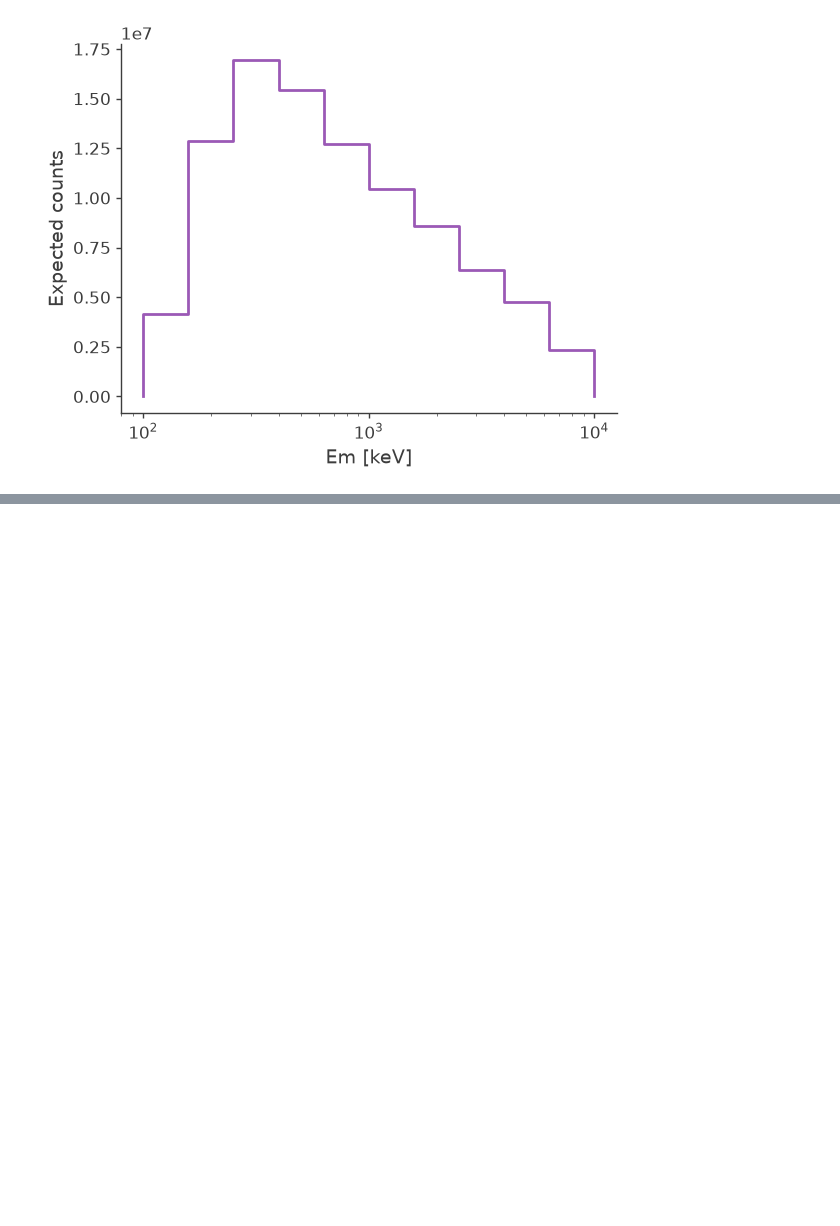
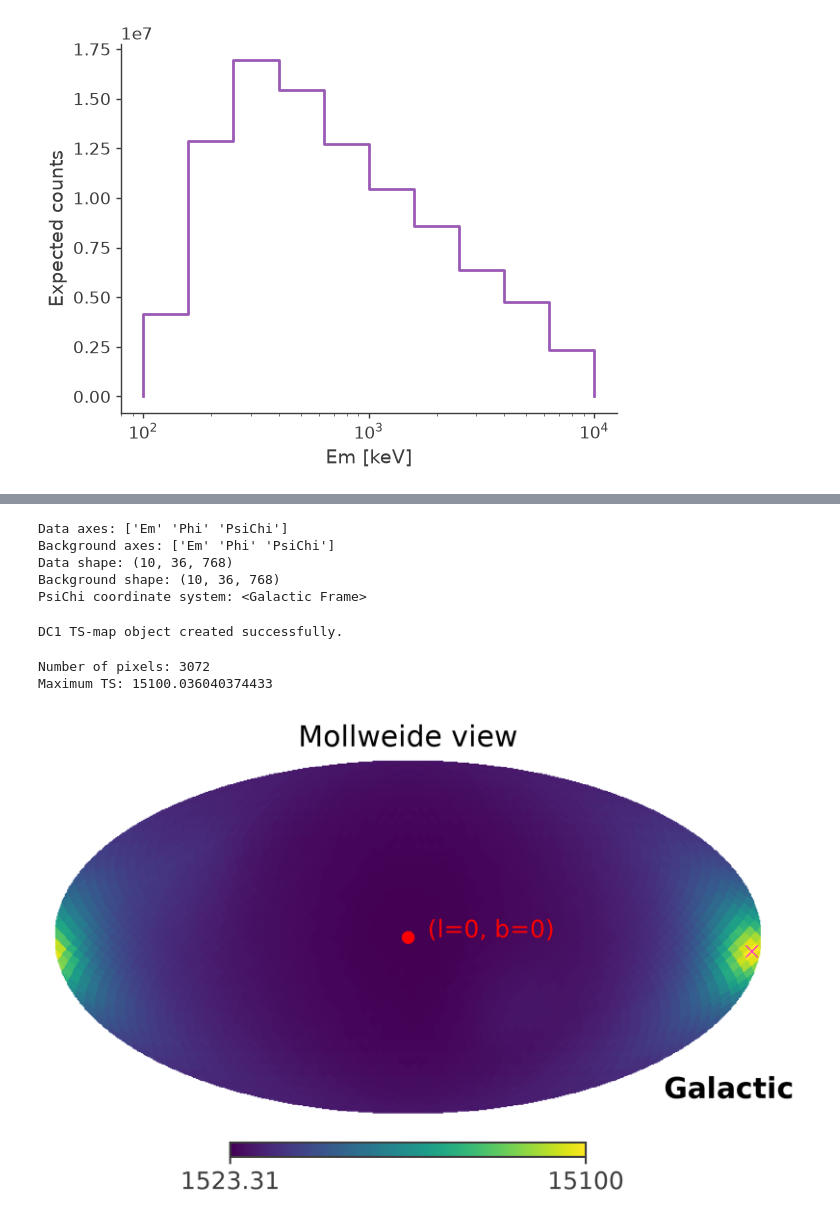
Before and after one commit to mquezada13/data-challenge-2-exploration, a Jupyter notebook: notebooks/Crab_spectral_fitanalysis.ipynb, the cells around one changed output, grey strips where cells are left out. Drawn from its saved outputs; the diff is of its cells as text; code cells hidden in the pictures; blank space fills up the shorter version.

Commit message:
Complete DC1 Crab localization and spectral analysis

```diff
--- a/notebooks/Crab_spectral_fitanalysis.ipynb
+++ b/notebooks/Crab_spectral_fitanalysis.ipynb
@@ -382,0 +439,47 @@ data_dc2 = cp.data_io.EmCDSBinnedData(dc2_source_counts + bg_source_counts)
+# %%
+ts_data_dc1 = data_dc1.data
+ts_background_dc1 = bg_source_counts
+# %%
+# Checking the data
+print("Data axes:", ts_data_dc1.axes.labels)
+print("Background axes:", ts_background_dc1.axes.labels)
+print("Data shape:", ts_data_dc1.shape)
+print("Background shape:", ts_background_dc1.shape)
+print("PsiChi coordinate system:", ts_data_dc1.axes["PsiChi"].coordsys)
+# %% [output]
+Data axes: ['Em' 'Phi' 'PsiChi']
+Background axes: ['Em' 'Phi' 'PsiChi']
+Data shape: (10, 36, 768)
+Background shape: (10, 36, 768)
+PsiChi coordinate system: <Galactic Frame>
+# %%
+# Initialize the DC1 TS-map calculation
+ts_dc1 = cp.FastTSMap(
+    data=ts_data_dc1,
+    bkg_model=ts_background_dc1,
+    response_path=data_galactic_response,
+    cds_frame="galactic",
+)
+
+print("DC1 TS-map object created successfully.")
+# %% [output]
+DC1 TS-map object created successfully.
+# %%
+ts_results_dc1 = ts_dc1.fit(
+    nside = 16,
+    energy_channel = [4,5],
+    spectrum = localization_spectrum,
+    cpu_cores = 10
+    )
+# %%
+print("Number of pixels:", len(ts_results_dc1))
+print("Maximum TS:", np.max(ts_results_dc1))
+# %% [output]
+Number of pixels: 3072
+Maximum TS: 15100.036040374433
+# %%
+coord = SkyCoord(l = l_crab, b = b_crab, unit = (u.deg, u.deg), frame = "galactic")
+# %%
+ts_dc1.plot_ts(ts_results_dc1, skycoord = coord, save_plot = True)
+# %% [output]
+[figure, added]
```
Also changed, not shown: parts of 50 cells of this notebook.
